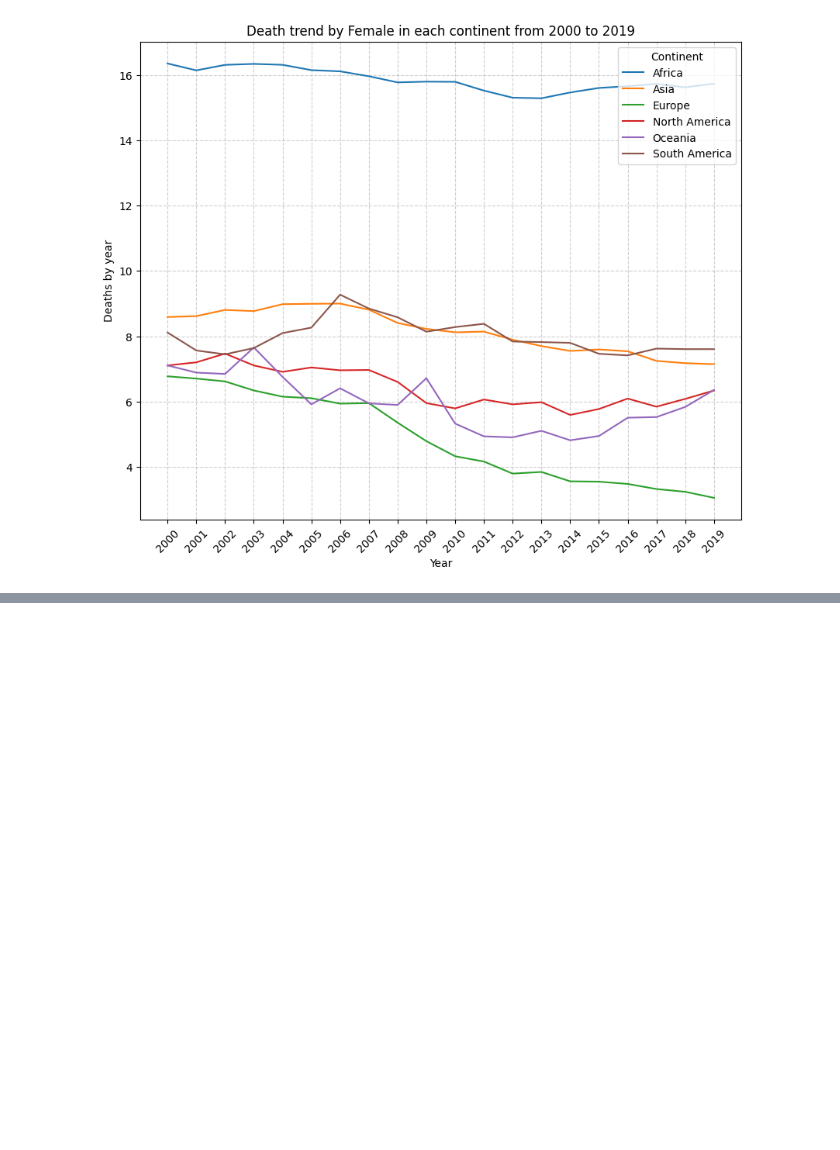
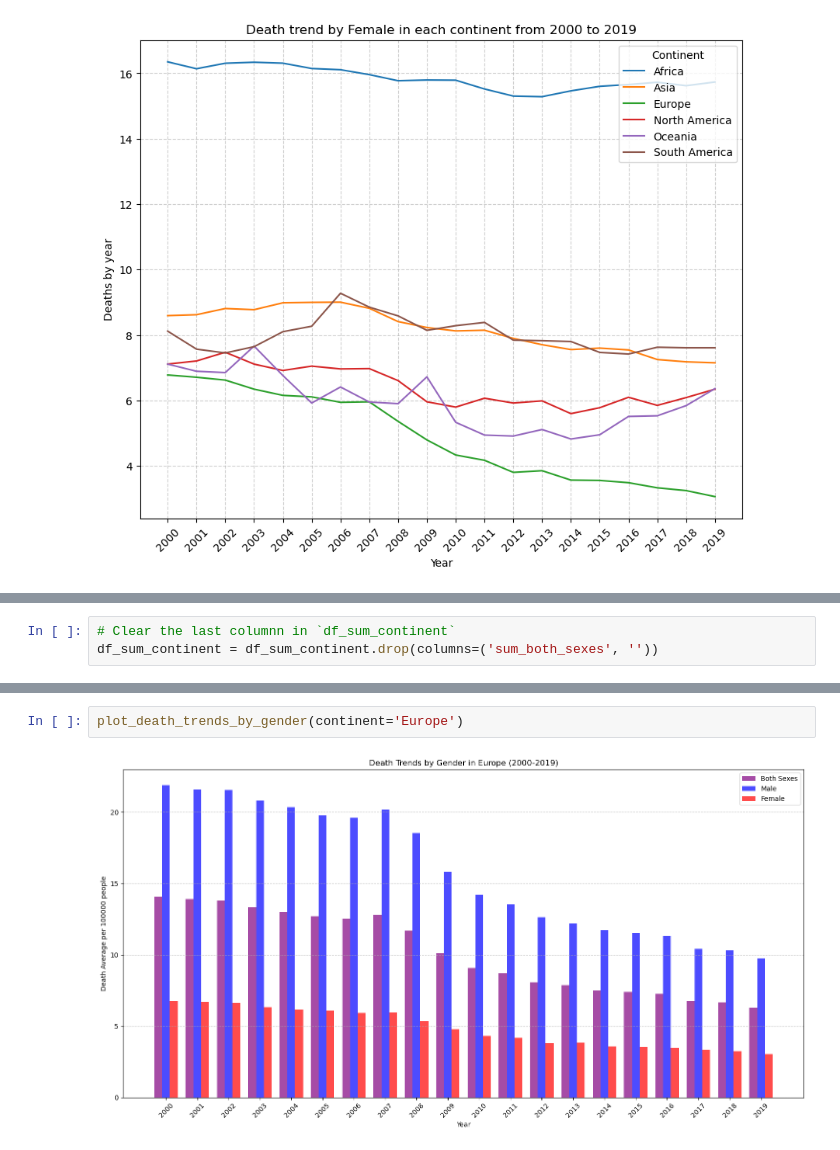
Before and after one commit to khanhst0209/DV_Midterm, a Jupyter notebook: analysis.ipynb, the cells around one changed output, grey strips where cells are left out. Cells and saved outputs as stored; diff of their text form; blank space fills up the shorter version.

```diff
--- a/analysis.ipynb
+++ b/analysis.ipynb
@@ -235,0 +249,3 @@ plt.show()
+# %%
+# Clear the last columnn in `df_sum_continent`
+df_sum_continent = df_sum_continent.drop(columns=('sum_both_sexes', ''))
@@ -235,0 +339,4 @@ plt.show()
+# %%
+plot_death_trends_by_gender(continent='Europe')
+# %% [output]
+[figure, added]
```
Also changed, not shown: parts of 12 cells of this notebook.
